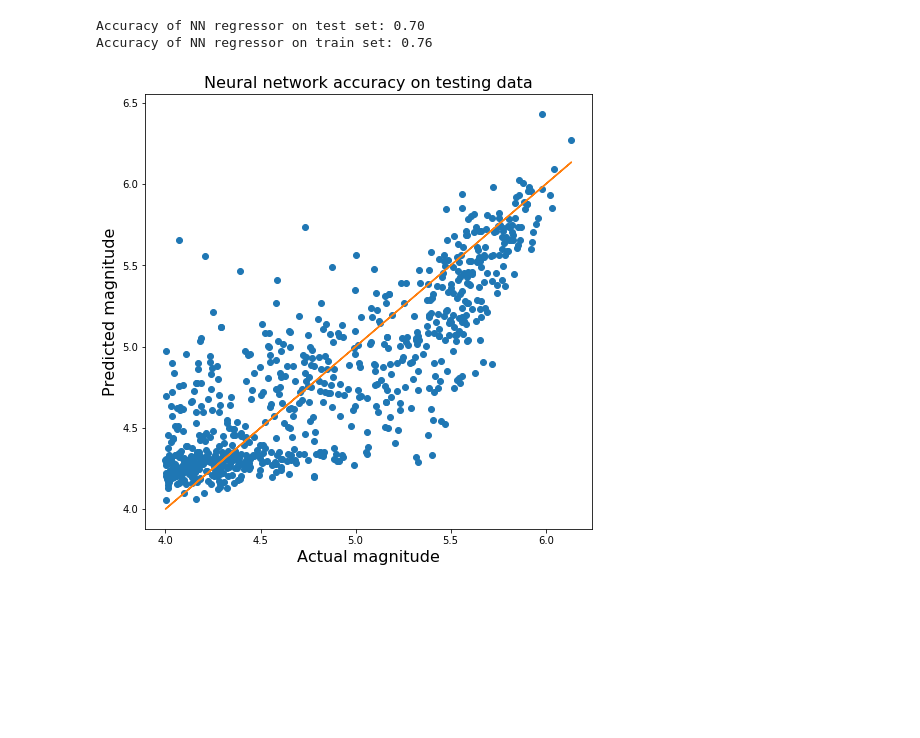
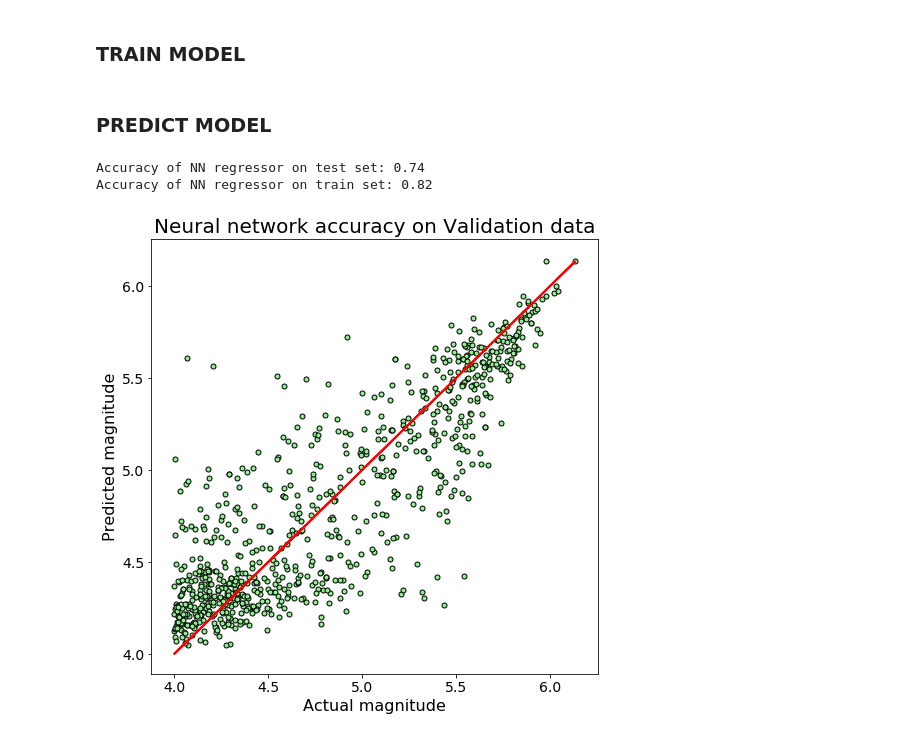
Before and after one commit to ksaslam/earthquake_Mag_by_Modeling_ML, a Jupyter notebook: regression_problem.ipynb, the cells around one changed output. Drawn from its saved outputs; the diff is of its cells as text; code cells hidden in the pictures; blank space fills up the shorter version.

```diff
--- a/regression_problem.ipynb
+++ b/regression_problem.ipynb
@@ -46,3 +76,3 @@ print(train_mean[4])
 # %%
-X_train, X_test, y_train, y_test = train_test_split(params, y, test_size=0.30, random_state=42)
+X_train, X_test, y_train, y_test = train_test_split(params, y, test_size=VALIDATION_SPLIT, random_state=42)
 # %%
@@ -103,0 +122,22 @@ print (params_all_with_pca.shape)
+# %%
+from sklearn.decomposition import PCA
+
+# get PCA values of parameters that are related to fault geometry
+my_model = PCA(10)  # project from data.shape to 10 dimensions
+roughness_data= params[:,0:1599]
+projected = my_model.fit_transform(roughness_data)
+plt.figure(1, figsize=(10, 5))
+plt.rcParams.update({'font.size': 14})
+plt.clf()
+plt.axes([.2, .2, .7, .7])
+plt.plot(my_model.explained_variance_/10.0, linewidth=2, dashes=[6, 2], color='red')
+plt.plot(my_model.explained_variance_/10.0, 'o')
+plt.axis('tight')
+plt.xlabel('No. of components in PCA')
+plt.ylabel('Explained_variance')
+plt.show()
+
+
+# collect all the parameters that are not related to the fault geometry
+params_other_than_rougness= params[:,1599::]
+params_all_with_pca= np.concatenate((projected, params_other_than_rougness), axis=1)
@@ -104,7 +146,7 @@ print (params_all_with_pca.shape)
+# %% [markdown]
+### TRAIN MODEL
 # %%
-X_train, X_test, y_train, y_test = train_test_split(params_all_with_pca, y, test_size=0.30, random_state=42)
-
-
+X_train, X_test, y_train, y_test = train_test_split(params, y, test_size=VALIDATION_SPLIT, random_state=42)
 clf = MLPRegressor(hidden_layer_sizes = [10,10,10, 10],
                              activation = 'relu',
                              alpha = 5.0,
@@ -114,23 +154,24 @@ y_predict_output = clf.predict(X_test)
-# %%
-from scipy import stats
-
-line2 = 1.0*y_test
+# %% [markdown]
+### PREDICT MODEL
 # %%
+y_predict_output = clf.predict(X_test)
+
 fig, ax = plt.subplots(figsize=(8,8))
 
 plt.xlabel('Actual magnitude', fontsize = 16)
 plt.ylabel('Predicted magnitude', fontsize = 16)
 slope, intercept, r_value, p_value, std_err = stats.linregress(y_test, y_predict_output)
 line = slope*y_test+intercept
 
-plt.plot(y_test,y_predict_output,'o', y_test, line2)
-plt.title('Neural network accuracy on testing data', fontsize = 16)
+plt.plot( y_test, line2, linewidth=2, color='r')
+plt.scatter(y_test, y_predict_output, facecolors='lightgreen', edgecolors='black', s=25)
+plt.title('Neural network accuracy on Validation data', fontsize = 20)
 
 print('Accuracy of NN regressor on test set: {:.2f}'
      .format(clf.score(X_test, y_test)))
 print('Accuracy of NN regressor on train set: {:.2f}'
      .format(clf.score(X_train, y_train)))
 # %% [output]
-Accuracy of NN regressor on test set: 0.70
-Accuracy of NN regressor on train set: 0.76
+Accuracy of NN regressor on test set: 0.74
+Accuracy of NN regressor on train set: 0.82
-[figure, old version]
+[figure, new version]
```
Also changed, not shown: parts of 24 cells of this notebook.
